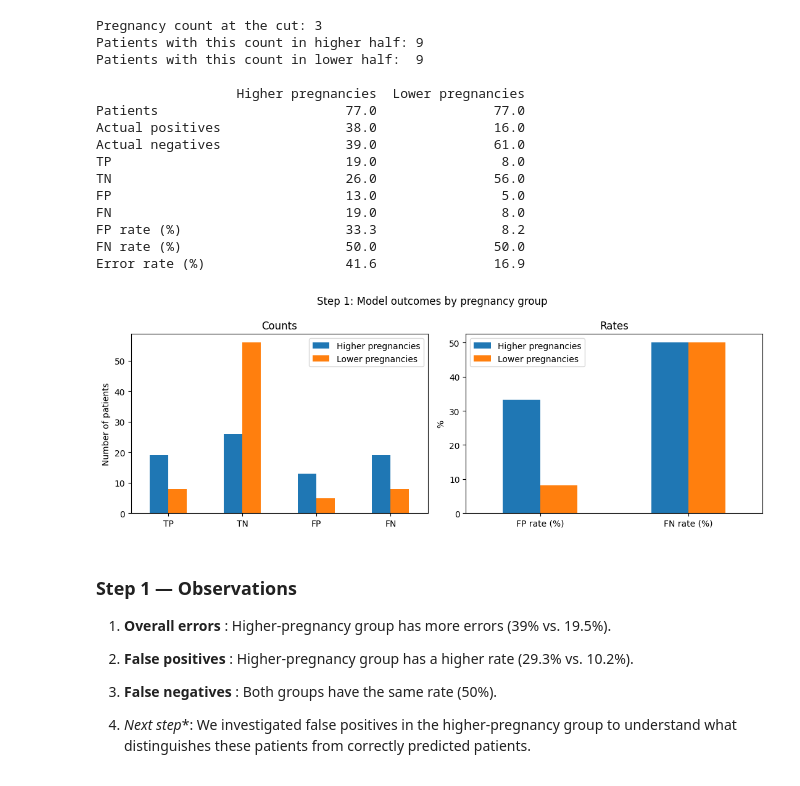
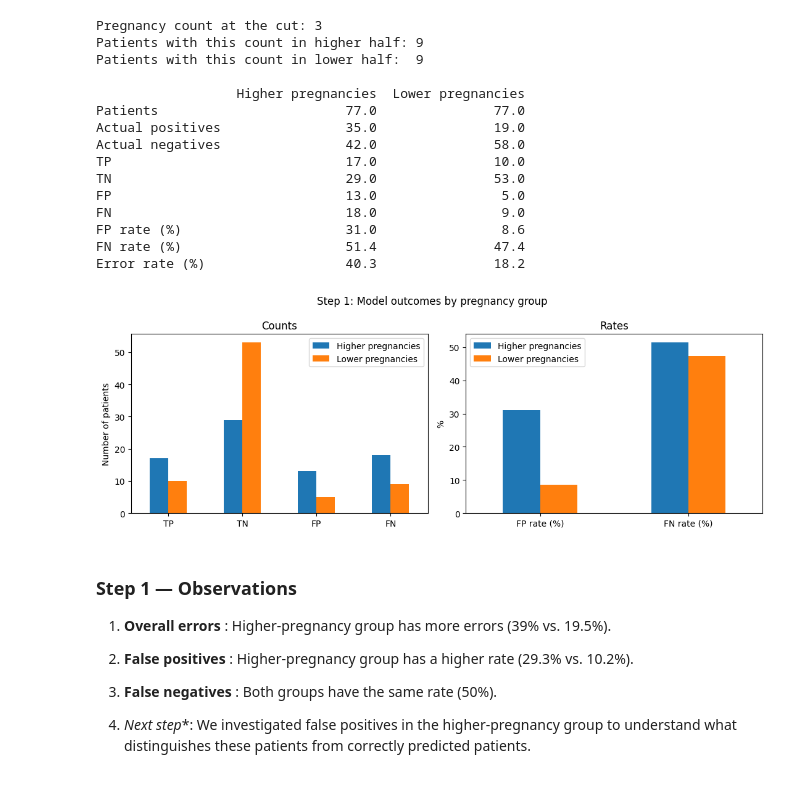
Before and after one commit to zoha-piriyam/ai-club, a Jupyter notebook: phase1-human group.ipynb, the cells around one changed output. Saved outputs shown, nothing was run; the diff lists cells and outputs as text; code cells hidden in the pictures.

```diff
--- a/phase1-human group.ipynb
+++ b/phase1-human group.ipynb
@@ -4,7 +4,7 @@ import matplotlib.pyplot as plt
 import numpy as np
 
 df = pd.read_csv("prediction_results.csv")
-df = df.sort_values("Pregnancies", ascending=False, kind="stable").reset_index(drop=True)
+df = df.sort_values("Pregnancies", ascending=False).reset_index(drop=True)
 half = len(df) // 2
 
 higher = df.iloc[:half]
@@ -36,42 +36,42 @@ def outcomes(group):
 table = pd.DataFrame({
     "Higher pregnancies": outcomes(higher),
     "Lower pregnancies": outcomes(lower),
 })
 print(table)
 
 fig, axes = plt.subplots(1, 2, figsize=(11, 4))
 
 table.loc[["TP", "TN", "FP", "FN"]].plot(kind="bar", ax=axes[0])
 axes[0].set_title("Counts")
 axes[0].set_ylabel("Number of patients")
 axes[0].tick_params(axis="x", rotation=0)
 
 table.loc[["FP rate (%)", "FN rate (%)"]].plot(kind="bar", ax=axes[1])
 axes[1].set_title("Rates")
 axes[1].set_ylabel("%")
 axes[1].tick_params(axis="x", rotation=0)
 
 plt.suptitle("Step 1: Model outcomes by pregnancy group")
 plt.tight_layout()
 plt.savefig("step1_pregnancy_groups.png")
 plt.show()
 # %% [output]
 Pregnancy count at the cut: 3
 Patients with this count in higher half: 9
 Patients with this count in lower half:  9
 
                   Higher pregnancies  Lower pregnancies
 Patients                        77.0               77.0
-Actual positives                38.0               16.0
-Actual negatives                39.0               61.0
-TP                              19.0                8.0
-TN                              26.0               56.0
+Actual positives                35.0               19.0
+Actual negatives                42.0               58.0
+TP                              17.0               10.0
+TN                              29.0               53.0
 FP                              13.0                5.0
-FN                              19.0                8.0
-FP rate (%)                     33.3                8.2
-FN rate (%)                     50.0               50.0
-Error rate (%)                  41.6               16.9
+FN                              18.0                9.0
+FP rate (%)                     31.0                8.6
+FN rate (%)                     51.4               47.4
+Error rate (%)                  40.3               18.2
-[figure, old version]
+[figure, new version]
 # %% [markdown]
 ### Step 1 — Observations
 1. **Overall errors** : Higher-pregnancy group has more errors (39% vs. 19.5%).
```
